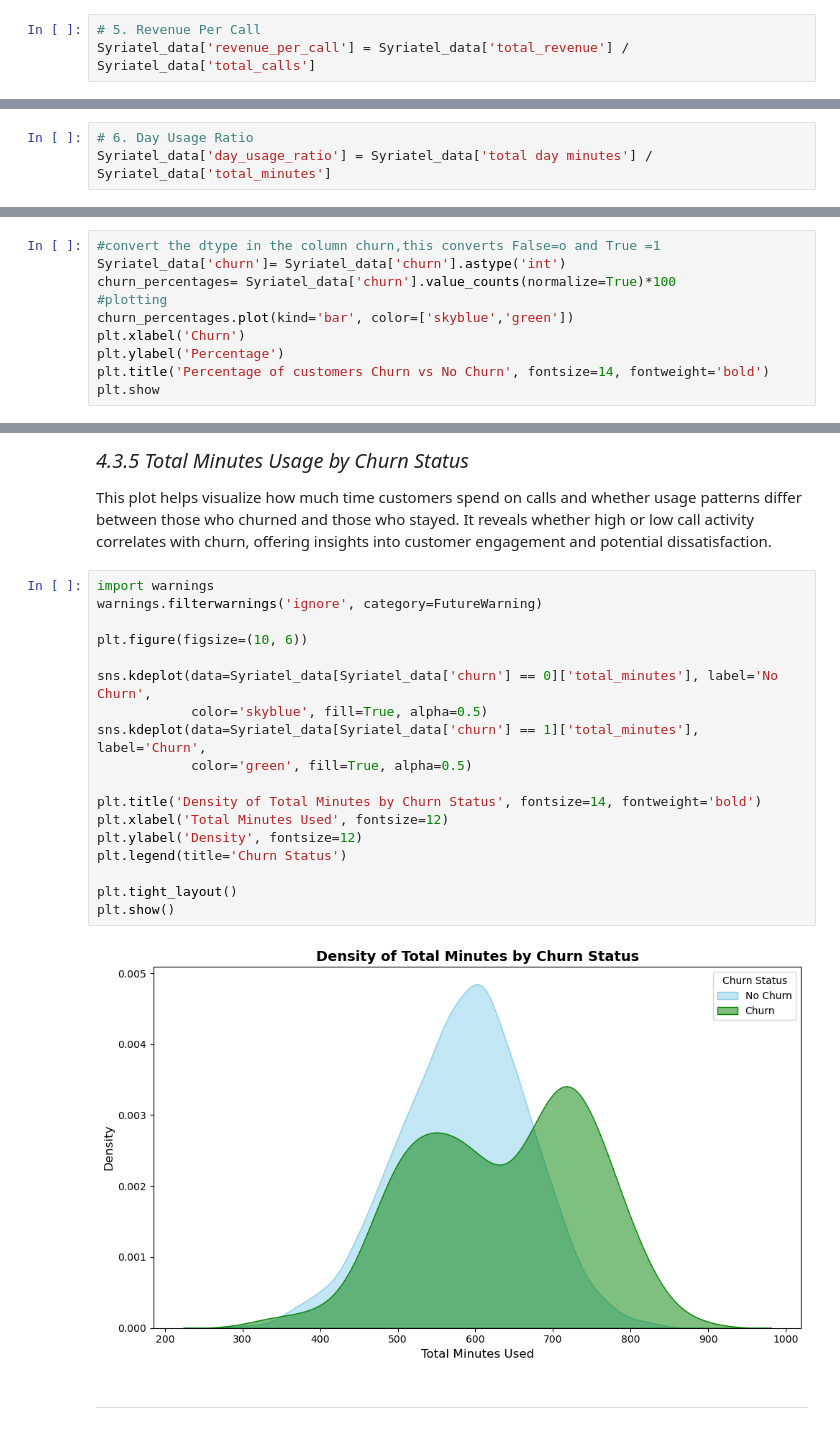
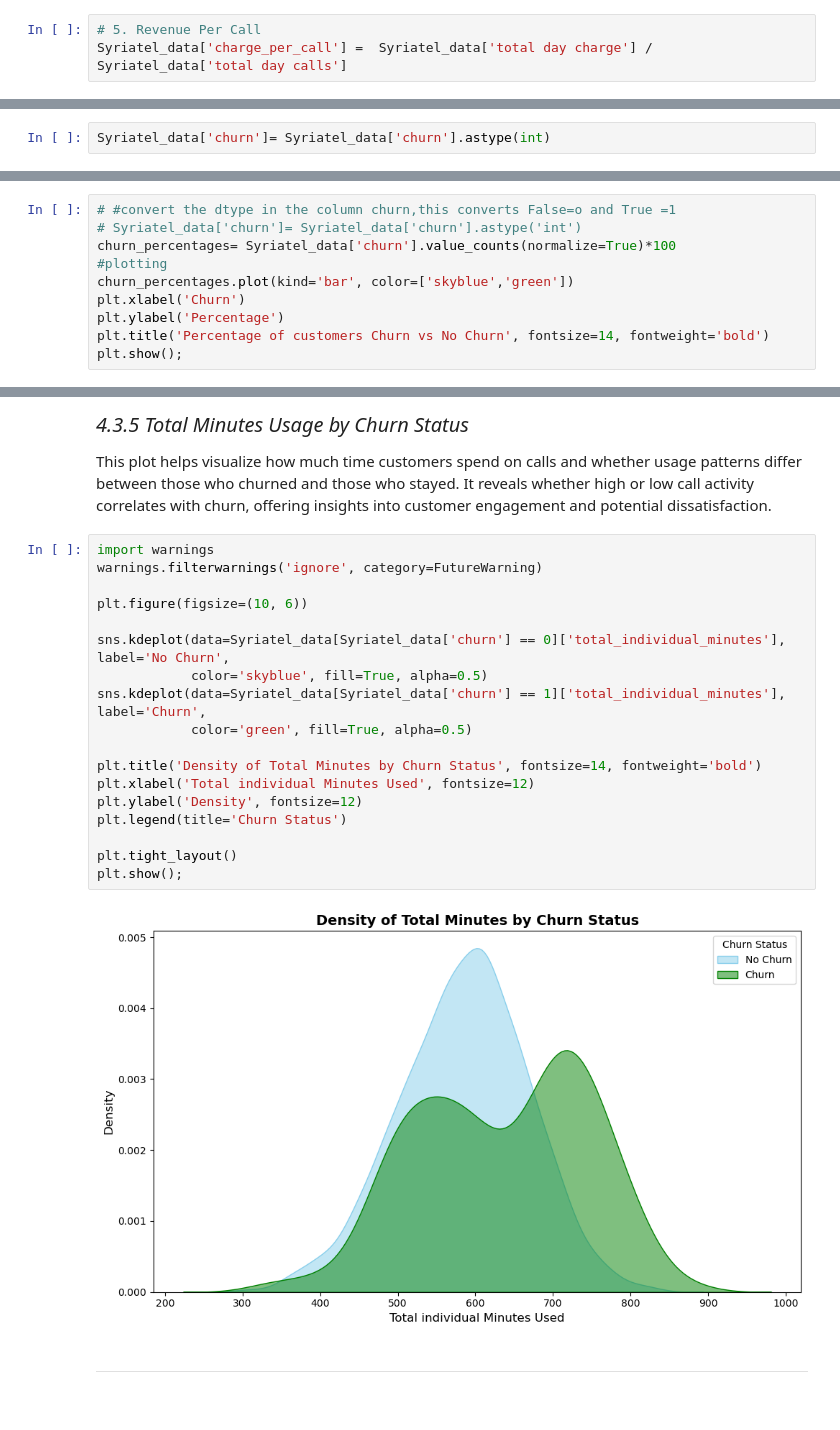
Before and after one commit to EAlmadi/Phase3_project, a Jupyter notebook: Syria-Tel.ipynb, the cells around one changed output, grey strips where cells are left out. Cells and saved outputs as stored; diff of their text form.

```diff
--- a/Syria-Tel.ipynb
+++ b/Syria-Tel.ipynb
@@ -302,3 +319,3 @@ This is how much revenue is earned per call. It is useful for assessing call val
 # %%
 # 5. Revenue Per Call
-Syriatel_data['revenue_per_call'] = Syriatel_data['total_revenue'] / Syriatel_data['total_calls']
+Syriatel_data['charge_per_call'] =  Syriatel_data['total day charge'] / Syriatel_data['total day calls']
@@ -309,6 +322,3 @@ Shows how efficiently customers are using their available time. This helps to id
-# %%
-# 6. Day Usage Ratio
-Syriatel_data['day_usage_ratio'] = Syriatel_data['total day minutes'] / Syriatel_data['total_minutes']
 # %%
 Syriatel_data.columns
 # %% [output]
@@ -345,3 +353,5 @@ Syriatel_data
 *<span style="font-size: 20px;">4.3.1 Top 10 States by Churn</span>*
 
 This visualization shows where customer loss is highest to focus on improving retention in those areas.
+# %%
+Syriatel_data['churn']= Syriatel_data['churn'].astype(int)
@@ -371,13 +413,13 @@ What is the percentage of those customers who churn in relation to those who do
 
 This plot provides a quick overview of customer churn. It helps determine whether churn is a significant issue, laying the groundwork for deeper analysis and revealing potential revenue risks that may require focused retention efforts.
 # %%
-#convert the dtype in the column churn,this converts False=o and True =1
-Syriatel_data['churn']= Syriatel_data['churn'].astype('int')
+# #convert the dtype in the column churn,this converts False=o and True =1
+# Syriatel_data['churn']= Syriatel_data['churn'].astype('int')
 churn_percentages= Syriatel_data['churn'].value_counts(normalize=True)*100
 #plotting
 churn_percentages.plot(kind='bar', color=['skyblue','green'])
 plt.xlabel('Churn')
 plt.ylabel('Percentage')
 plt.title('Percentage of customers Churn vs No Churn', fontsize=14, fontweight='bold')
-plt.show
+plt.show();
 # %% [output]
@@ -433,23 +474,23 @@ This plot helps visualize how much time customers spend on calls and whether usa
 # %%
 import warnings
 warnings.filterwarnings('ignore', category=FutureWarning)
 
 plt.figure(figsize=(10, 6))
 
-sns.kdeplot(data=Syriatel_data[Syriatel_data['churn'] == 0]['total_minutes'], label='No Churn',
+sns.kdeplot(data=Syriatel_data[Syriatel_data['churn'] == 0]['total_individual_minutes'], label='No Churn',
             color='skyblue', fill=True, alpha=0.5)
-sns.kdeplot(data=Syriatel_data[Syriatel_data['churn'] == 1]['total_minutes'], label='Churn',
+sns.kdeplot(data=Syriatel_data[Syriatel_data['churn'] == 1]['total_individual_minutes'], label='Churn',
             color='green', fill=True, alpha=0.5)
 
 plt.title('Density of Total Minutes by Churn Status', fontsize=14, fontweight='bold')
-plt.xlabel('Total Minutes Used', fontsize=12)
+plt.xlabel('Total individual Minutes Used', fontsize=12)
 plt.ylabel('Density', fontsize=12)
 plt.legend(title='Churn Status')
 
 plt.tight_layout()
-plt.show()
+plt.show();
 # %% [output]
-[figure, old version]
+[figure, new version]
 # %% [markdown]
 ---
 # %% [markdown]
```
Also changed, not shown: parts of 70 cells of this notebook.
